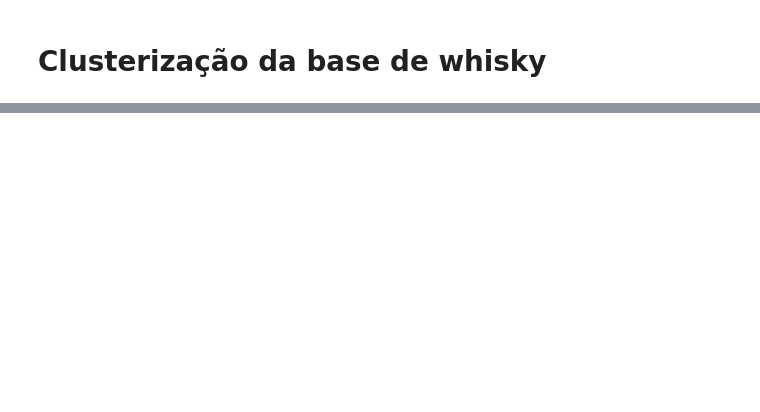
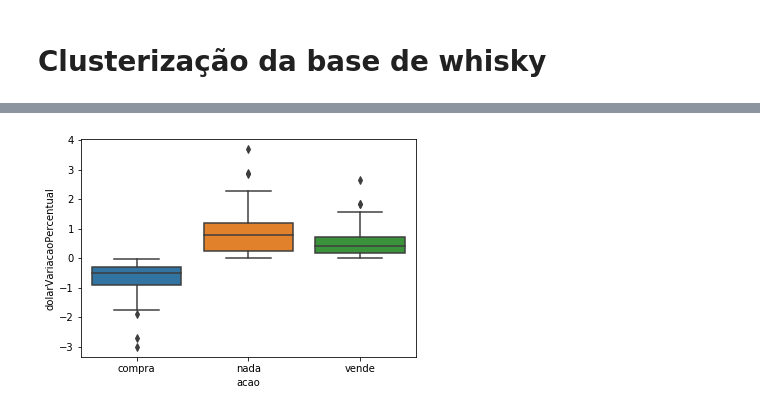
Before and after one commit to diegocandal/datascience-dolar, a Jupyter notebook: dolar-v1.0.0.ipynb, the cells around one changed output, grey strips where cells are left out. Cells and saved outputs as stored; diff of their text form; code cells hidden in the pictures; blank space fills up the shorter version.

```diff
--- a/dolar-v1.0.0.ipynb
+++ b/dolar-v1.0.0.ipynb
@@ -20,0 +92,6 @@ ParserError: Error tokenizing data. C error: Expected 8 fields in line 194, saw
+# %%
+
+# Um boxplot de atributos  com o seaborn é bem útil para comparar atributos em grupos de interesse
+sns.boxplot(x="acao", y="dolarVariacaoPercentual", data=cotacoes);
+# %% [output]
+[figure, added]
```
Also changed, not shown: parts of 7 cells of this notebook, 1 other file.
